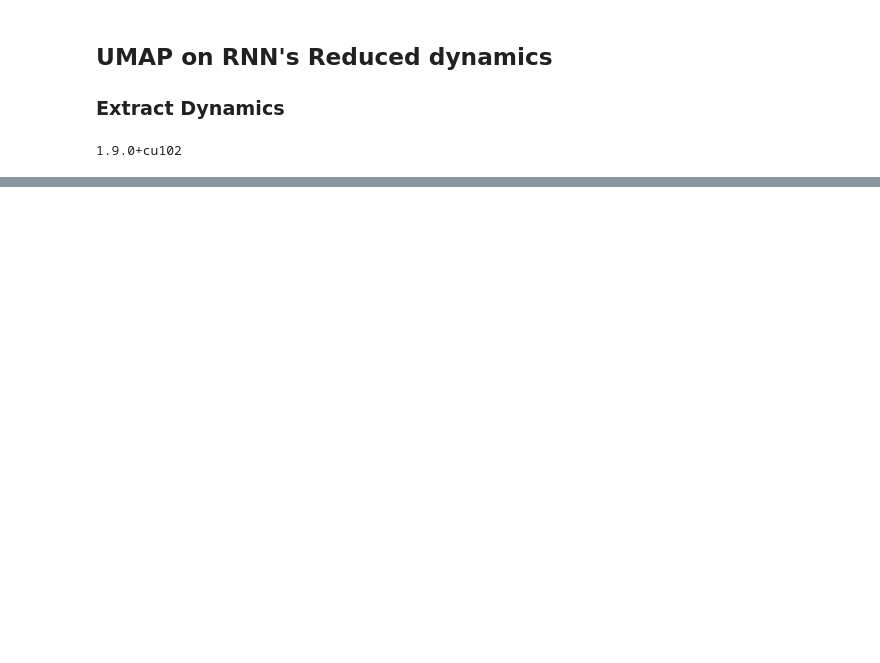
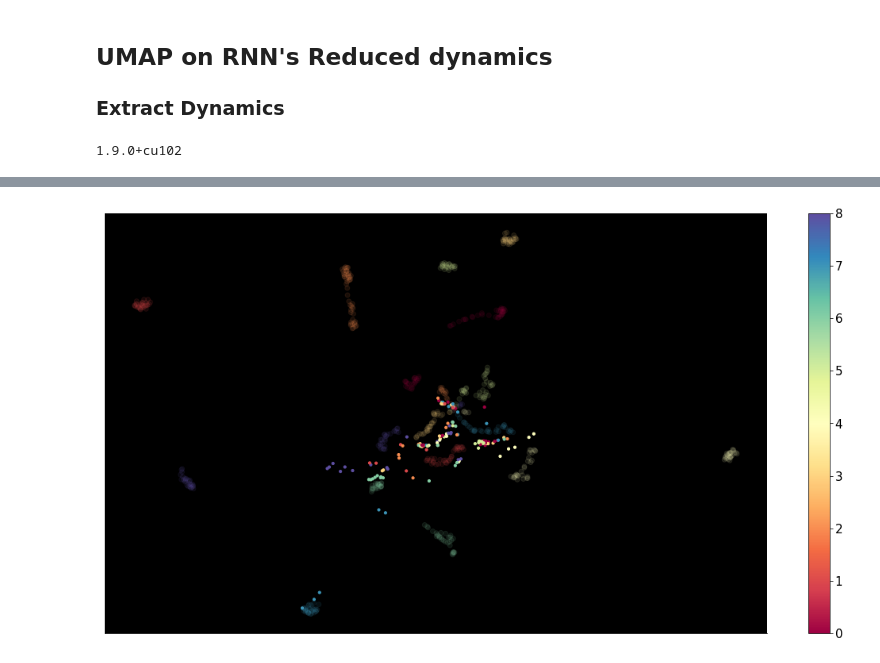
Before and after one commit to sazio/NMAs, a Jupyter notebook: src/UMAP+Clustering.ipynb, the cells around one changed output, grey strips where cells are left out. Cells and saved outputs as stored; diff of their text form; code cells hidden in the pictures; blank space fills up the shorter version.

```diff
--- a/src/UMAP+Clustering.ipynb
+++ b/src/UMAP+Clustering.ipynb
@@ -376,0 +375,2 @@ while True:
+# %%
+test_rnn_embedding = rnn_emb.transform(X_test)
@@ -376,0 +387,14 @@ while True:
+# %%
+fig, ax = plt.subplots(1, figsize = (15, 8))
+#ax = fig.add_subplot(projection='3d')
+#plt.scatter(emb[:1131*factor,0], emb[:1131*factor,1], emb[:1131*factor, 2],  c = labels ,cmap = 'Spectral')
+
+plt.scatter(*rnn_emb.embedding_.T,  c = y_train ,cmap = 'Spectral', alpha = 0.1)
+plt.scatter(*test_rnn_embedding.T,  s = 10, c = y_test ,cmap = 'Spectral')
+plt.setp(ax, xticks=[], yticks=[])
+ax.patch.set_facecolor('black')
+fg_color = 'black'
+cbar = plt.colorbar()
+plt.setp(plt.getp(cbar.ax.axes, 'yticklabels'), color=fg_color);
+# %% [output]
+[figure, added]
```
Also changed, not shown: parts of 27 cells of this notebook.
